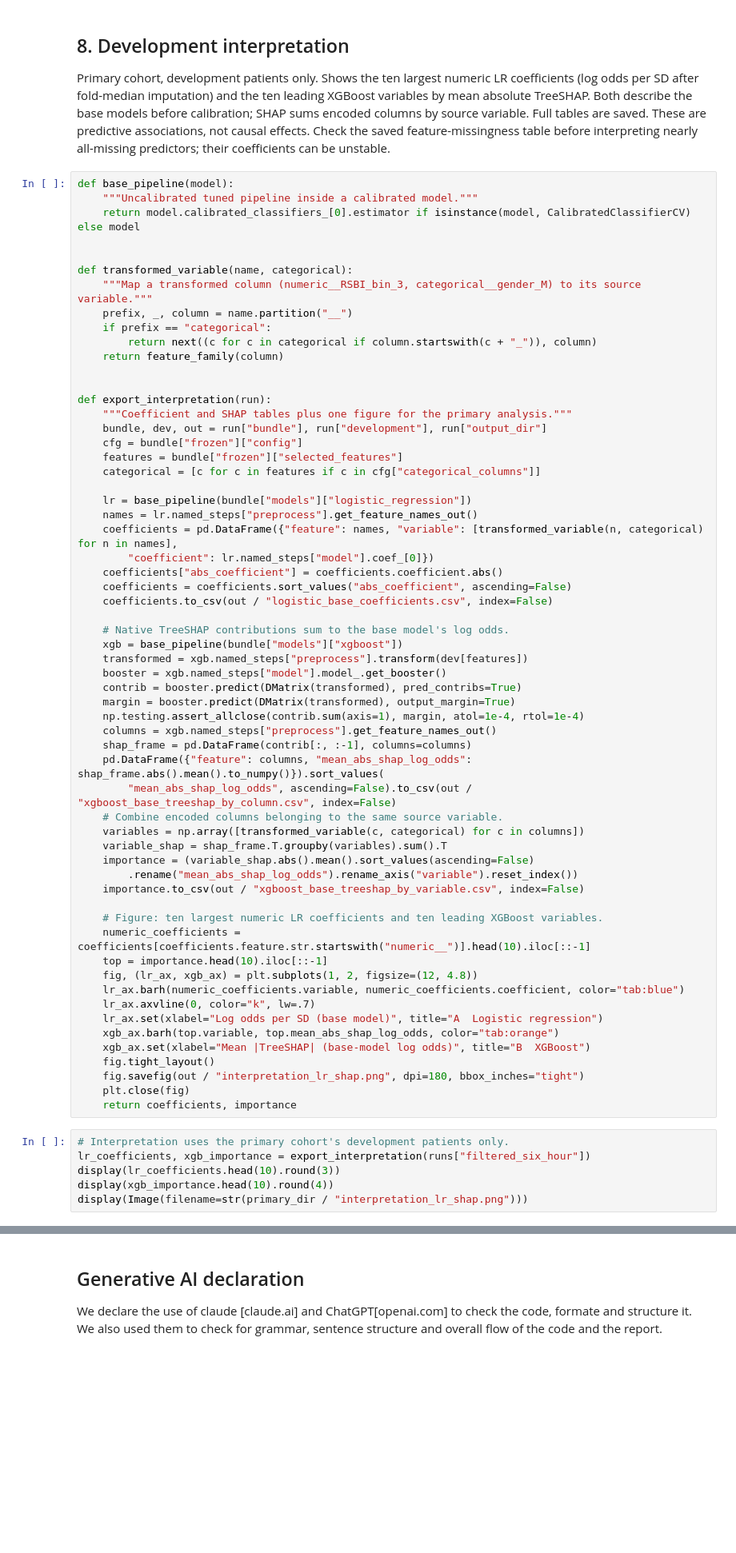
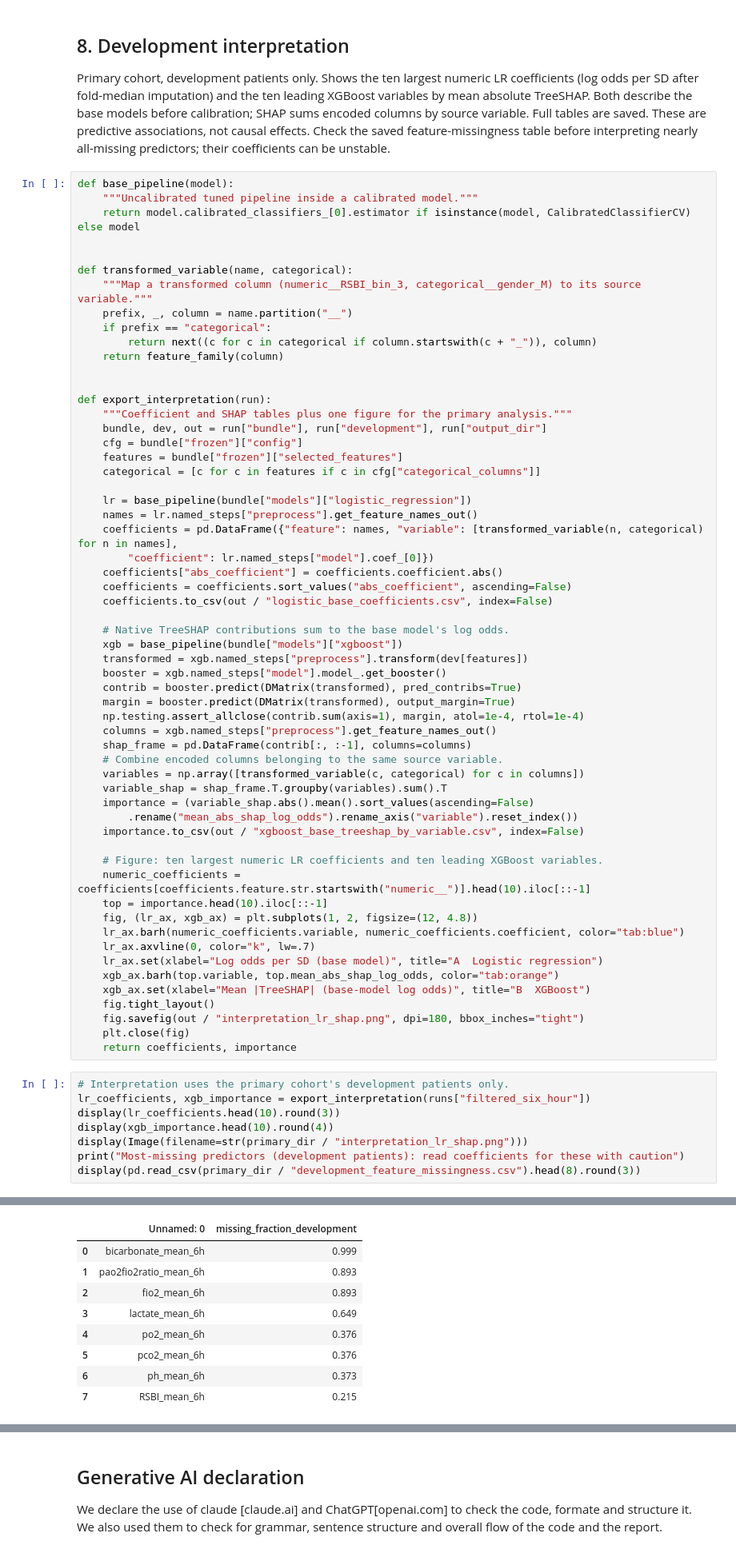
Before and after one commit to Xkpd/comp90089-ml-in-health-group-25, a Jupyter notebook: models/Model Training.ipynb, the cells around one changed output, grey strips where cells are left out. Shown at 80% size. Saved outputs shown, nothing was run; the diff lists cells and outputs as text; blank space fills up the shorter version.

```diff
--- a/models/Model Training.ipynb
+++ b/models/Model Training.ipynb
@@ -1353,8 +1324,6 @@ def export_interpretation(run):
     np.testing.assert_allclose(contrib.sum(axis=1), margin, atol=1e-4, rtol=1e-4)
     columns = xgb.named_steps["preprocess"].get_feature_names_out()
     shap_frame = pd.DataFrame(contrib[:, :-1], columns=columns)
-    pd.DataFrame({"feature": columns, "mean_abs_shap_log_odds": shap_frame.abs().mean().to_numpy()}).sort_values(
-        "mean_abs_shap_log_odds", ascending=False).to_csv(out / "xgboost_base_treeshap_by_column.csv", index=False)
     # Combine encoded columns belonging to the same source variable.
     variables = np.array([transformed_variable(c, categorical) for c in columns])
     variable_shap = shap_frame.T.groupby(variables).sum().T
@@ -1381,6 +1350,8 @@ lr_coefficients, xgb_importance = export_interpretation(runs["filtered_six_hour"
 display(lr_coefficients.head(10).round(3))
 display(xgb_importance.head(10).round(4))
 display(Image(filename=str(primary_dir / "interpretation_lr_shap.png")))
+print("Most-missing predictors (development patients): read coefficients for these with caution")
+display(pd.read_csv(primary_dir / "development_feature_missingness.csv").head(8).round(3))
 # %% [output]
 |  | feature | variable | coefficient | abs_coefficient |
 | 24 | categorical__icu_type_at_admissio... | icu_type_at_admission | -1.370 | 1.370 |
@@ -1408,3 +1380,12 @@ display(Image(filename=str(primary_dir / "interpretation_lr_shap.png")))
+|  | Unnamed: 0 | missing_fraction_development |
+| 0 | bicarbonate_mean_6h | 0.999 |
+| 1 | pao2fio2ratio_mean_6h | 0.893 |
+| 2 | fio2_mean_6h | 0.893 |
+| 3 | lactate_mean_6h | 0.649 |
+| 4 | po2_mean_6h | 0.376 |
+| 5 | pco2_mean_6h | 0.376 |
+| 6 | ph_mean_6h | 0.373 |
+| 7 | RSBI_mean_6h | 0.215 |
 # %% [markdown]
 ## 9. Temporal test evaluation (results)
 
```
Also changed, not shown: parts of 8 cells of this notebook, 41 other files.
